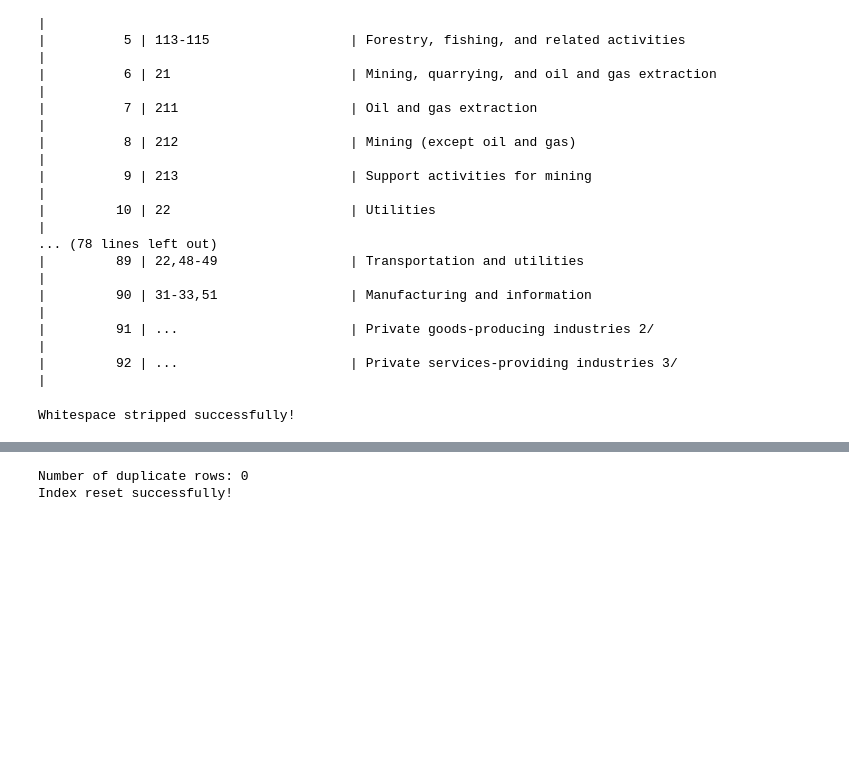
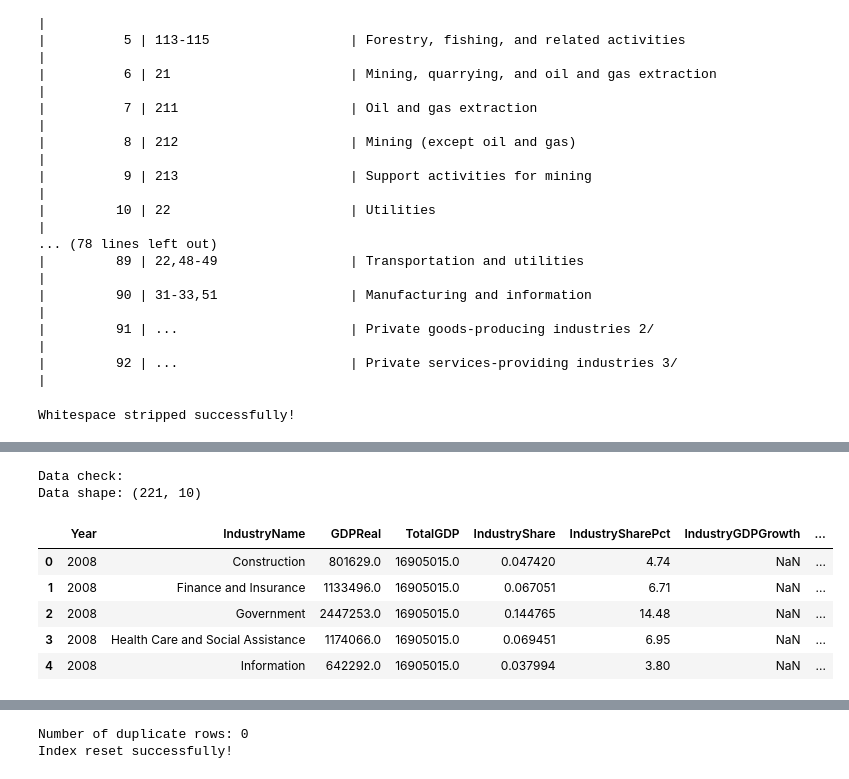
Before and after one commit to bgizzle78/nf-insights-project, a Jupyter notebook: notebooks/bea_sagdp9_us_data_cleaning.ipynb, the cells around one changed output, grey strips where cells are left out. Saved outputs shown, nothing was run; the diff lists cells and outputs as text; code cells hidden in the pictures; blank space fills up the shorter version.

```diff
--- a/notebooks/bea_sagdp9_us_data_cleaning.ipynb
+++ b/notebooks/bea_sagdp9_us_data_cleaning.ipynb
@@ -460,0 +523,31 @@ print(comparison.head())
+# %%
+# Calculate contribution to growth
+# Shift industry share back one year
+sagdp9us_clean['PriorShare'] = (
+    sagdp9us_clean
+    .groupby('IndustryName')['IndustryShare']
+    .shift(1)
+)
+
+# Compute contribution to state growth
+sagdp9us_clean['GrowthContribution'] = (
+    sagdp9us_clean['PriorShare'] *
+    sagdp9us_clean['IndustryGDPGrowth']
+)
+
+# Round for readability
+sagdp9us_clean['GrowthContribution'] = sagdp9us_clean['GrowthContribution'].round(2)
+
+# Data check
+print('Data check:')
+print('Data shape:', sagdp9us_clean.shape)
+sagdp9us_clean.head()
+# %% [output]
+Data check:
+Data shape: (221, 10)
+|  | Year | IndustryName | GDPReal | TotalGDP | IndustryShare | IndustrySharePct | IndustryGDPGrowth | ... |
+| 0 | 2008 | Construction | 801629.0 | 16905015.0 | 0.047420 | 4.74 | NaN | ... |
+| 1 | 2008 | Finance and Insurance | 1133496.0 | 16905015.0 | 0.067051 | 6.71 | NaN | ... |
+| 2 | 2008 | Government | 2447253.0 | 16905015.0 | 0.144765 | 14.48 | NaN | ... |
+| 3 | 2008 | Health Care and Social Assistance | 1174066.0 | 16905015.0 | 0.069451 | 6.95 | NaN | ... |
+| 4 | 2008 | Information | 642292.0 | 16905015.0 | 0.037994 | 3.80 | NaN | ... |
```
Also changed, not shown: parts of 19 cells of this notebook, 7 other files.
